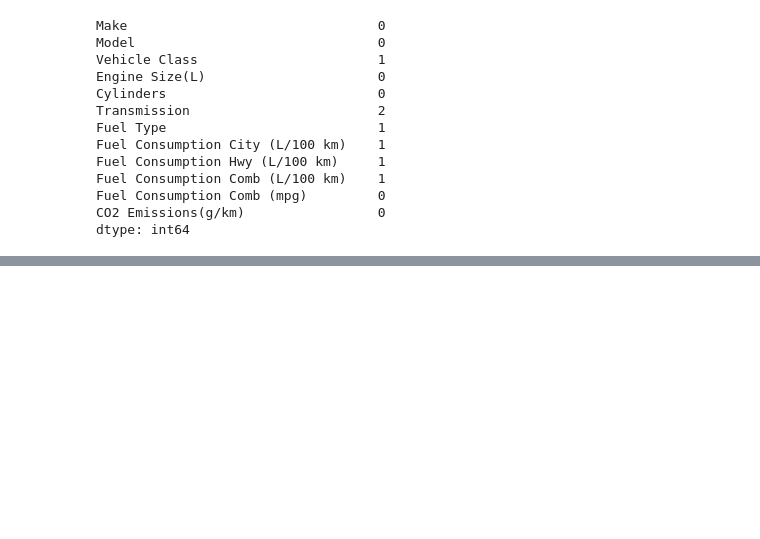
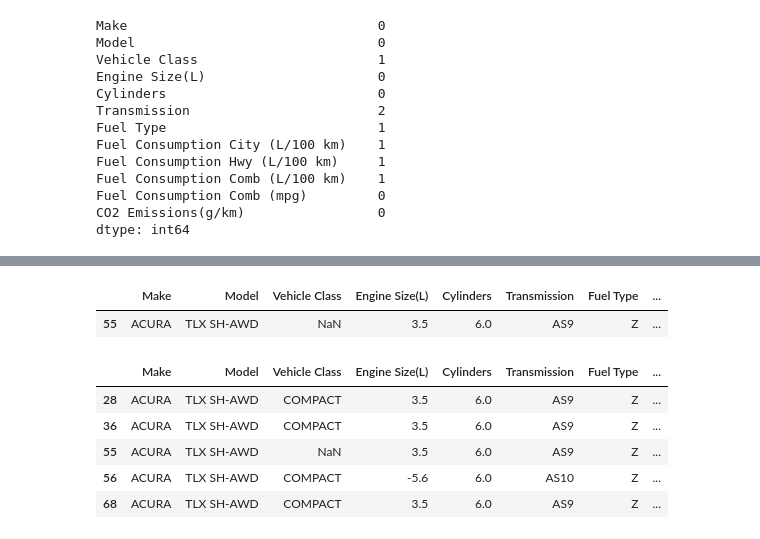
Before and after one commit to shangeethAlex/fdm_ml_project, a Jupyter notebook: notebook/EDA_CO2_emission.ipynb, the cells around one changed output, grey strips where cells are left out. Drawn from its saved outputs; the diff is of its cells as text; code cells hidden in the pictures; blank space fills up the shorter version.

```diff
--- a/notebook/EDA_CO2_emission.ipynb
+++ b/notebook/EDA_CO2_emission.ipynb
@@ -308,0 +302,6 @@ dtype: int64
+# %%
+data_prep = data_prep.dropna(subset=['Fuel Type'])
+# %%
+data_prep.loc[data_prep['Fuel Consumption Comb (L/100 km)'].isna(), 'Fuel Consumption Comb (L/100 km)'] = (
+    data_prep['Fuel Consumption City (L/100 km)'] + data_prep['Fuel Consumption Hwy (L/100 km)']
+) / 2
@@ -308,0 +313,2 @@ dtype: int64
+# %%
+data_prep = data_prep.dropna(subset=['Transmission'])
@@ -308,0 +331,15 @@ dtype: int64
+# %%
+data_prep[data_prep["Vehicle Class"].isna()]
+# %% [output]
+|  | Make | Model | Vehicle Class | Engine Size(L) | Cylinders | Transmission | Fuel Type | ... |
+| 55 | ACURA | TLX SH-AWD | NaN | 3.5 | 6.0 | AS9 | Z | ... |
+# %%
+# check what could be the Vehicle class
+data_prep[(data_prep["Make"] == "ACURA") & (data_prep["Model"] == "TLX SH-AWD") ]
+# %% [output]
+|  | Make | Model | Vehicle Class | Engine Size(L) | Cylinders | Transmission | Fuel Type | ... |
+| 28 | ACURA | TLX SH-AWD | COMPACT | 3.5 | 6.0 | AS9 | Z | ... |
+| 36 | ACURA | TLX SH-AWD | COMPACT | 3.5 | 6.0 | AS9 | Z | ... |
+| 55 | ACURA | TLX SH-AWD | NaN | 3.5 | 6.0 | AS9 | Z | ... |
+| 56 | ACURA | TLX SH-AWD | COMPACT | -5.6 | 6.0 | AS10 | Z | ... |
+| 68 | ACURA | TLX SH-AWD | COMPACT | 3.5 | 6.0 | AS9 | Z | ... |
```
Also changed, not shown: parts of 17 cells of this notebook, 1 other file.
